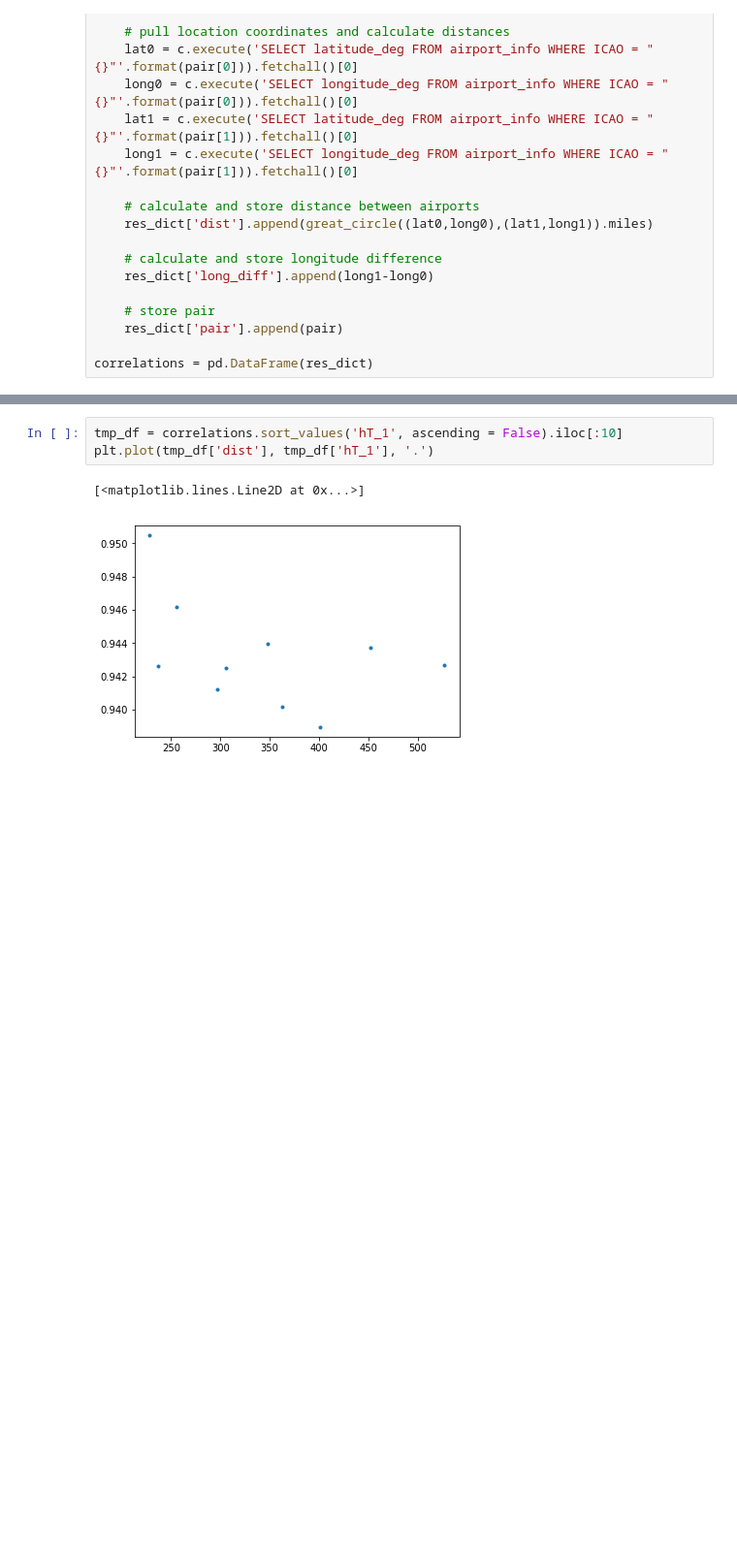
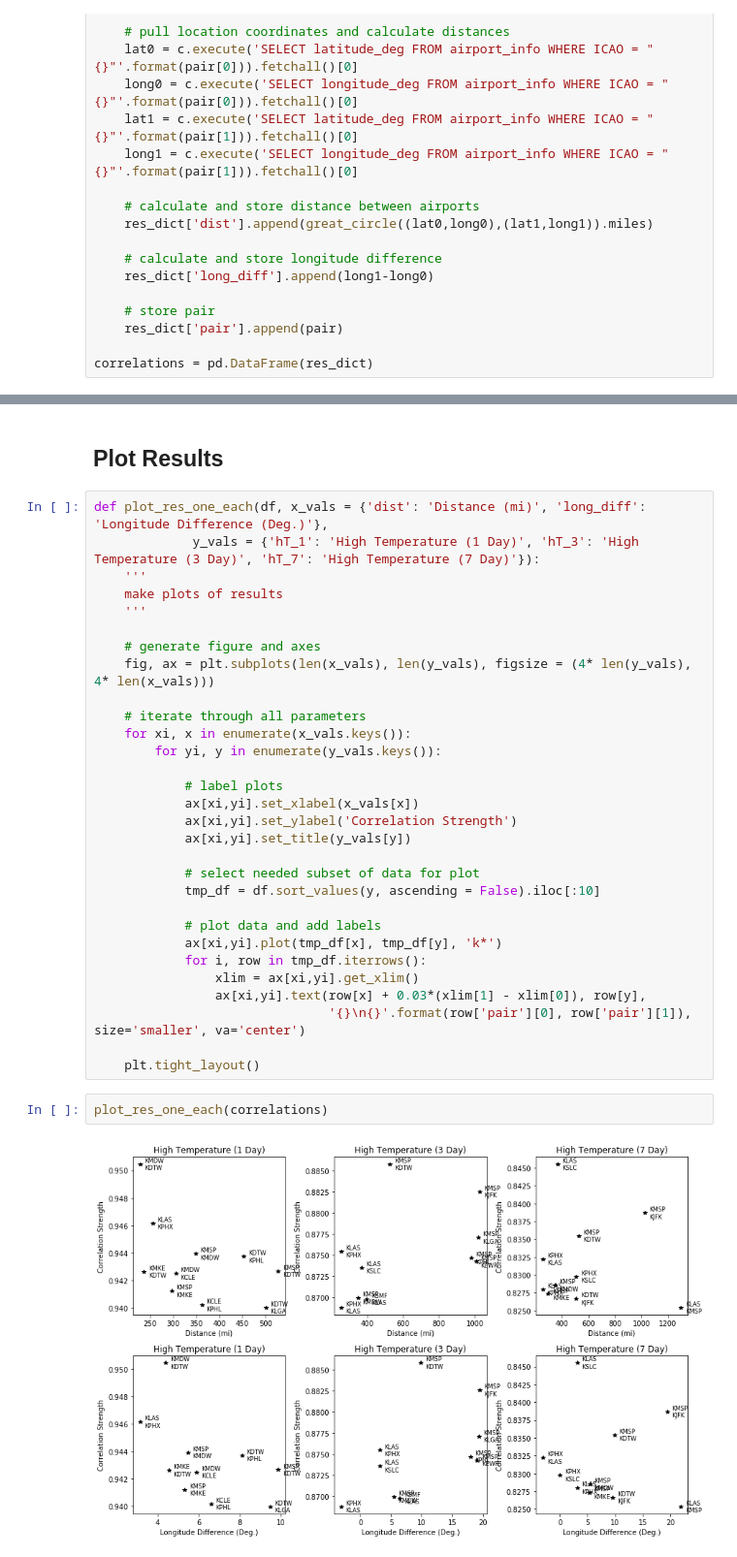
Before and after one commit to benstahl92/python-ay250-homeworks, a Jupyter notebook: hw_5/hw_5.ipynb, the cells around one changed output, grey strips where cells are left out. Shown: that part at 97% size. Cells and saved outputs as stored; diff of their text form; blank space fills up the shorter version.

```diff
--- a/hw_5/hw_5.ipynb
+++ b/hw_5/hw_5.ipynb
@@ -364,6 +352,36 @@ correlations
-# %%
-tmp_df = correlations.sort_values('hT_1', ascending = False).iloc[:10]
-plt.plot(tmp_df['dist'], tmp_df['hT_1'], '.')
-# %% [output]
-[<matplotlib.lines.Line2D at 0x...>]
-[figure, removed]
+# %% [markdown]
+## Plot Results
+# %%
+def plot_res_one_each(df, x_vals = {'dist': 'Distance (mi)', 'long_diff': 'Longitude Difference (Deg.)'},
+             y_vals = {'hT_1': 'High Temperature (1 Day)', 'hT_3': 'High Temperature (3 Day)', 'hT_7': 'High Temperature (7 Day)'}):
+    '''
+    make plots of results
+    '''
+
+    # generate figure and axes
+    fig, ax = plt.subplots(len(x_vals), len(y_vals), figsize = (4* len(y_vals), 4* len(x_vals)))
+
+    # iterate through all parameters
+    for xi, x in enumerate(x_vals.keys()):
+        for yi, y in enumerate(y_vals.keys()):
+
+            # label plots
+            ax[xi,yi].set_xlabel(x_vals[x])
+            ax[xi,yi].set_ylabel('Correlation Strength')
+            ax[xi,yi].set_title(y_vals[y])
+
+            # select needed subset of data for plot
+            tmp_df = df.sort_values(y, ascending = False).iloc[:10]
+
+            # plot data and add labels
+            ax[xi,yi].plot(tmp_df[x], tmp_df[y], 'k*')
+            for i, row in tmp_df.iterrows():
+                xlim = ax[xi,yi].get_xlim()
+                ax[xi,yi].text(row[x] + 0.03*(xlim[1] - xlim[0]), row[y],
+                               '{}\n{}'.format(row['pair'][0], row['pair'][1]), size='smaller', va='center')
+
+    plt.tight_layout()
+# %%
+plot_res_one_each(correlations)
+# %% [output]
+[figure, added]
```
Also changed, not shown: parts of 11 cells of this notebook.
